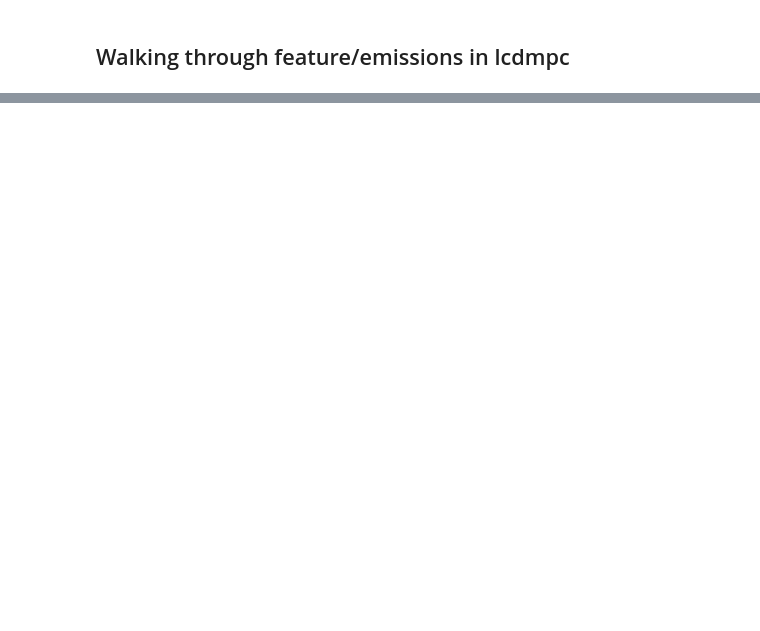
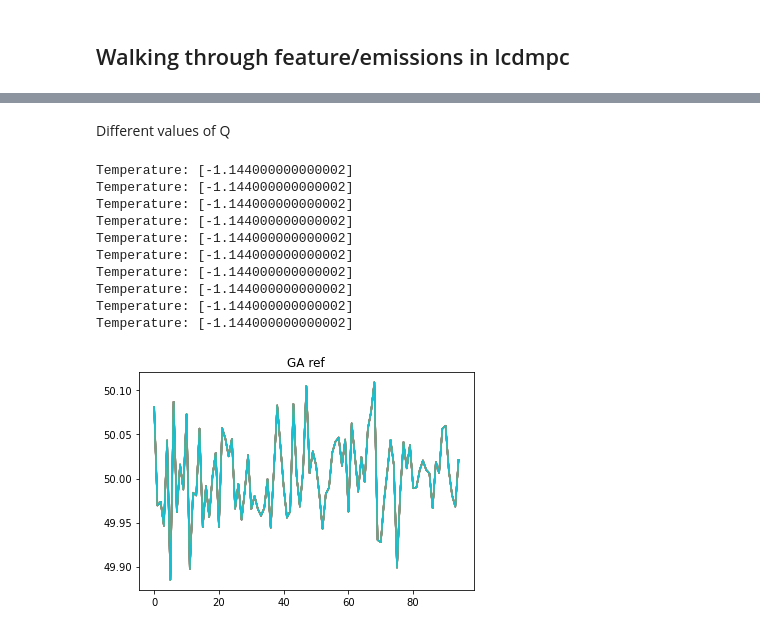
Before and after one commit to vijay092/lcdmpc, a Jupyter notebook: main_080422.ipynb, the cells around one changed output, grey strips where cells are left out. Saved outputs shown, nothing was run; the diff lists cells and outputs as text; code cells hidden in the pictures; blank space fills up the shorter version.

```diff
--- a/main_080422.ipynb
+++ b/main_080422.ipynb
@@ -593,0 +51,30 @@ array([12.13557183, 12.11919118, 12.10095507, 12.08208307, 12.06319333,
+# %% [markdown]
+Different values of Q
+# %%
+import numpy as np
+
+emissions_list = []
+error_list = []
+temp_list = []
+emissions_rate = []
+q = np.logspace(-4, 0, num=10)
+for q_val in q:
+
+    df = compute_emissions.compute_emissons(no_hr_sim=1, emissions_factor= q_val, temperature_factor=10, tracking_factor= 0.1)
+
+    emissions_list.append(df["Emissions (kg of CO2)"])
+    error_list.append(df["Error (%)"])
+    temp_list.append(df["Temperature (C)"])
+    emissions_rate.append(df["Emissions Rate (kg of CO2/MWh)"])
+# %% [output]
+Temperature: [-1.144000000000002]
+Temperature: [-1.144000000000002]
+Temperature: [-1.144000000000002]
+Temperature: [-1.144000000000002]
+Temperature: [-1.144000000000002]
+Temperature: [-1.144000000000002]
+Temperature: [-1.144000000000002]
+Temperature: [-1.144000000000002]
+Temperature: [-1.144000000000002]
+Temperature: [-1.144000000000002]
+[figure, added]
```
Also changed, not shown: parts of 21 cells of this notebook, 9 other files.
